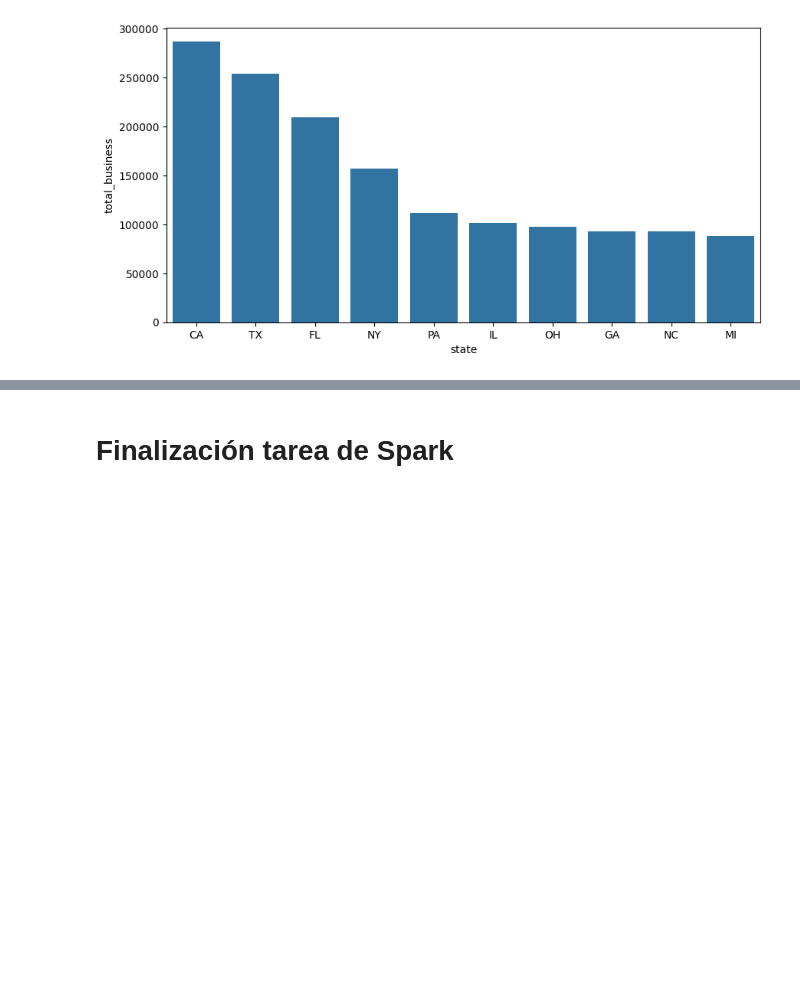
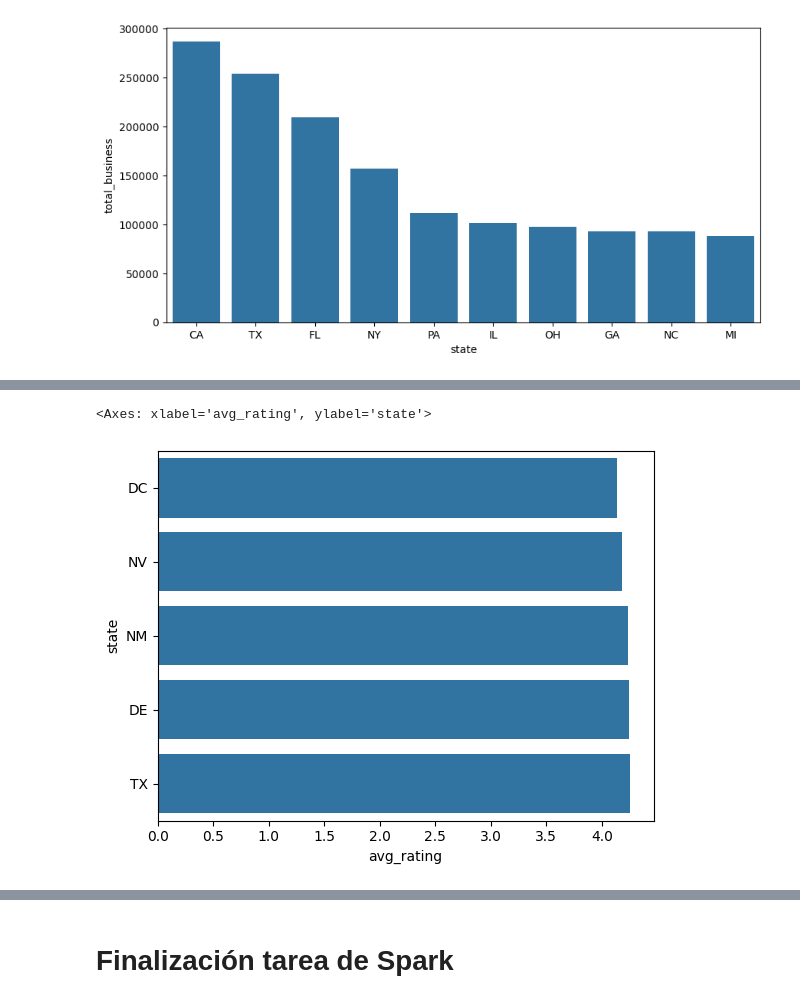
Before and after one commit to SDCaFlo/datapt11_pf_grupo02, a Jupyter notebook: ETL-google.ipynb, the cells around one changed output, grey strips where cells are left out. Drawn from its saved outputs; the diff is of its cells as text; code cells hidden in the pictures; blank space fills up the shorter version.

```diff
--- a/ETL-google.ipynb
+++ b/ETL-google.ipynb
@@ -603,0 +610,6 @@ sns.barplot(data= filtered_state_resume.sort_values(by="total_business", ascendi
+# %%
+sns.barplot(data= filtered_state_resume.sort_values(by="avg_rating", ascending=True).head(5), x="avg_rating", y= "state")
+# Los estados con menor puntuacion: Distrito de Columbia, y Nevada.
+# %% [output]
+<Axes: xlabel='avg_rating', ylabel='state'>
+[figure, added]
```
Also changed, not shown: parts of 24 cells of this notebook.
